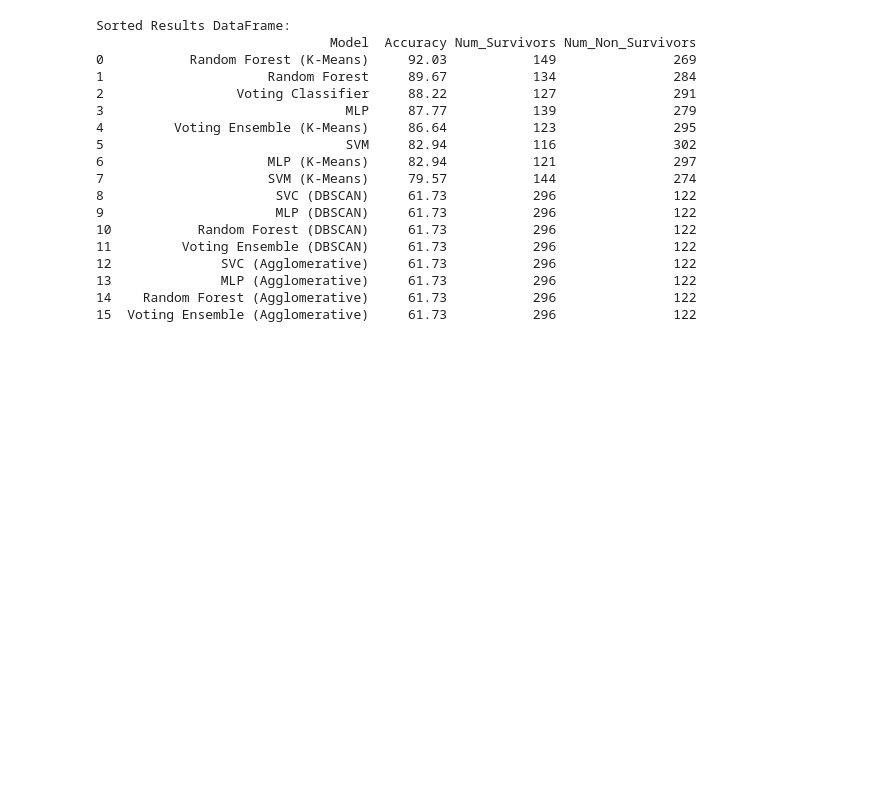
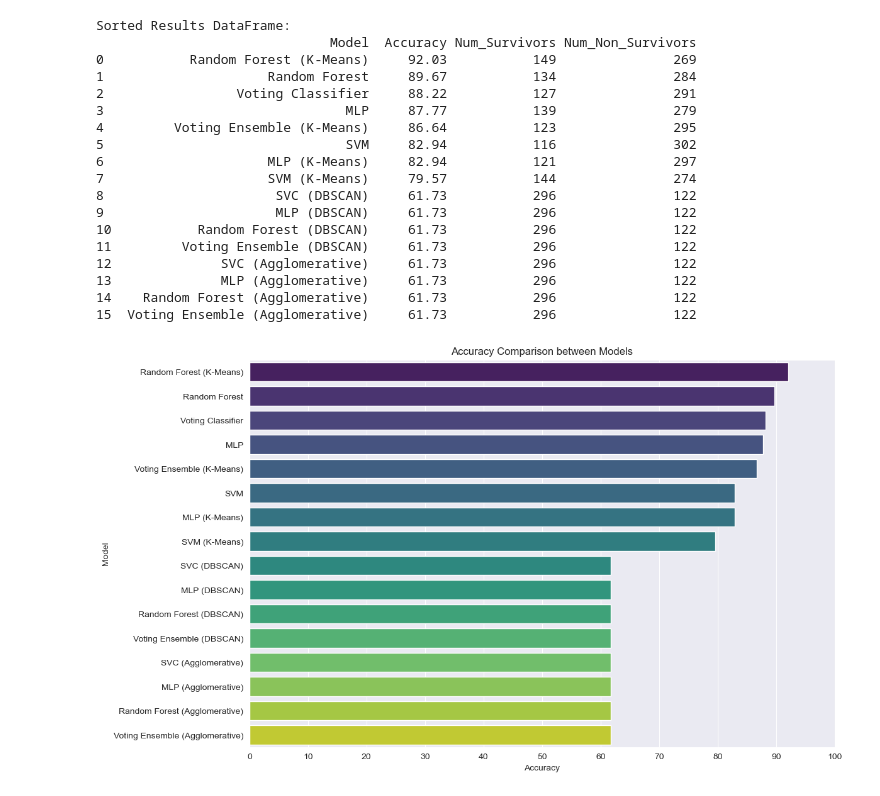
Before and after one commit to filcampos00/ML-titanic, a Jupyter notebook: src/titanic_notebook.ipynb, the cells around one changed output. Drawn from its saved outputs; the diff is of its cells as text; code cells hidden in the pictures; blank space fills up the shorter version.

Commit message:
chart final

```diff
--- a/src/titanic_notebook.ipynb
+++ b/src/titanic_notebook.ipynb
@@ -908,3 +908,14 @@ Sorted Results DataFrame:
 13              MLP (Agglomerative)     61.73           296               122
 14    Random Forest (Agglomerative)     61.73           296               122
 15  Voting Ensemble (Agglomerative)     61.73           296               122
+# %%
+plt.figure(figsize=(12, 8))
+sns.barplot(x='Accuracy', y='Model', data=results_df_sorted, palette='viridis')
+plt.title('Accuracy Comparison between Models')
+plt.xlabel('Accuracy')
+plt.ylabel('Model')
+plt.xticks(range(0, 101, 10))
+
+plt.show()
+# %% [output]
+[figure, added]
```
